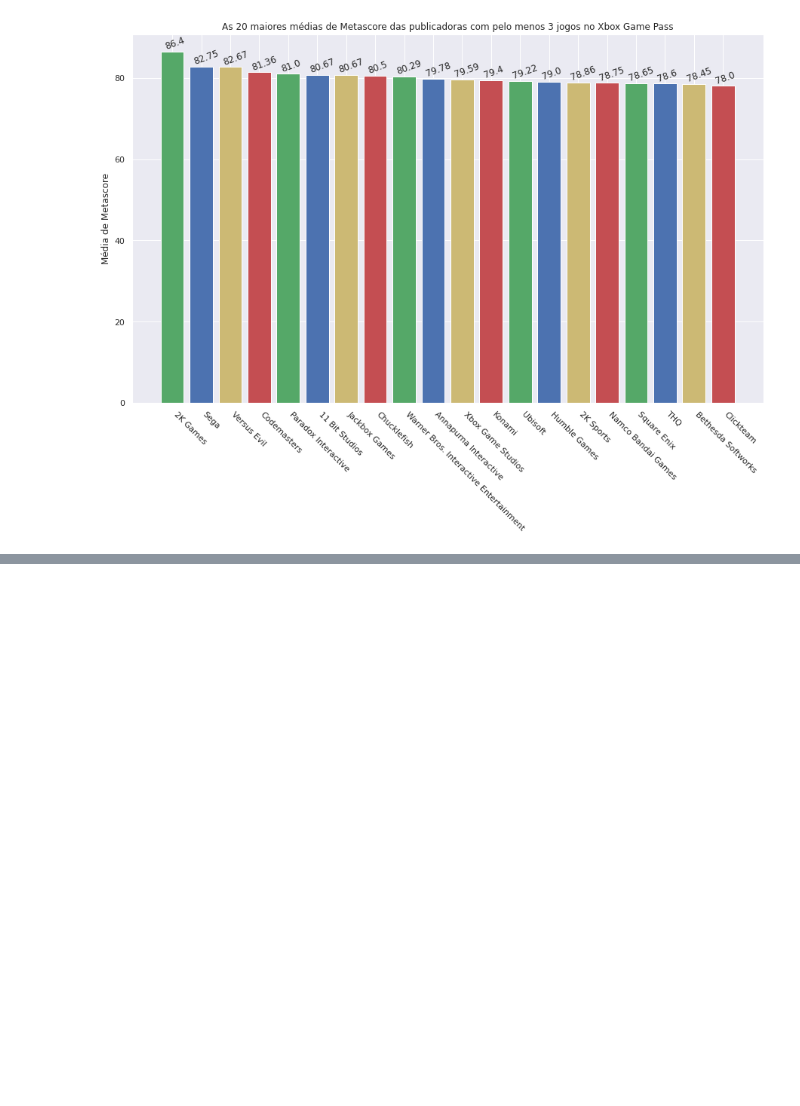
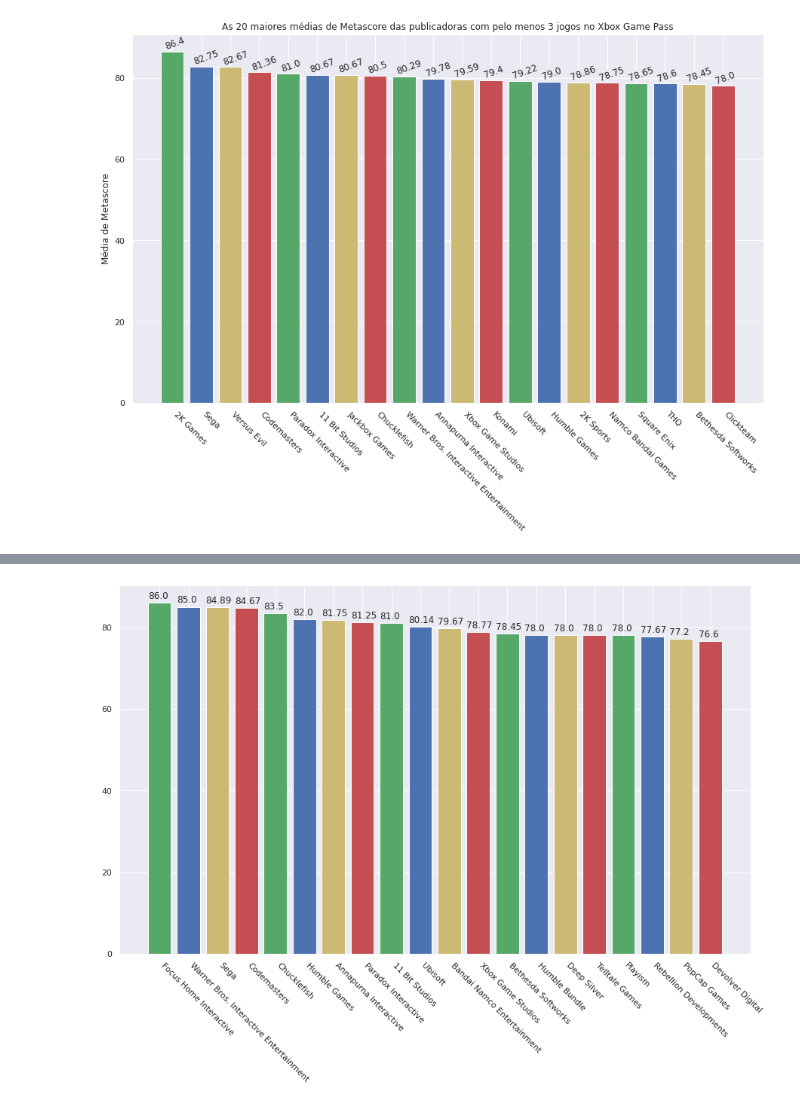
Before and after one commit to DamodaraBarbosa/xbox_game_pass_analisys, a Jupyter notebook: Publishers_Analisys_Xbox_Game_Pass.ipynb, the cells around one changed output, grey strips where cells are left out. Drawn from its saved outputs; the diff is of its cells as text; code cells hidden in the pictures; blank space fills up the shorter version.

```diff
--- a/Publishers_Analisys_Xbox_Game_Pass.ipynb
+++ b/Publishers_Analisys_Xbox_Game_Pass.ipynb
@@ -308,7 +389,7 @@ See the caveats in the documentation: https://pandas.pydata.org/pandas-docs/stab
 # %%
 # instanciando variável com as publisher com mais de 3 jogos no serviço e com melhores médias de Metascore:
 
-publisher_mean_metascore = data_gamepass_copy.query('publisher in @publisher_with_more_games').groupby('publisher')['metascore'].mean()
+publisher_mean_metascore = data_gamepass_copy.query('publisher in @publisher_with_at_least_3_games').groupby('publisher')['metascore'].mean()
 publisher_mean_metascore = publisher_mean_metascore.sort_values(ascending= False)
 # %%
 # gráfico com as média de Metascore entre as publisher com pelo menos 3 jogos no Xbox Game Pass:
@@ -325,3 +406,8 @@ plt.ylabel('Média de Metascore')
 plt.show()
 # %% [output]
 [figure]
+# %%
+publisher_mean_metascore_active_games = data_gamepass_copy.query('publisher in @publisher_with_at_least_3_games and status == "Active"'
+                                                                ).groupby('publisher')['metascore'].mean()
+publisher_mean_metascore_active_games = publisher_mean_metascore_active_games.sort_values(ascending= False)
+publisher_mean_metascore_active_games
@@ -327,0 +432,11 @@ plt.show()
+# %%
+bars = plt.bar(publisher_mean_metascore_active_games.keys()[:20], publisher_mean_metascore_active_games.values[:20], color= ['g', 'b', 'y', 'r'])
+
+for bar in bars:
+  value = bar.get_height()
+  plt.text(bar.get_x(), value + 1, round(value, 2))
+
+plt.xticks(rotation= '-45', ha= 'left')
+plt.show()
+# %% [output]
+[figure, added]
```
Also changed, not shown: parts of 11 cells of this notebook.
